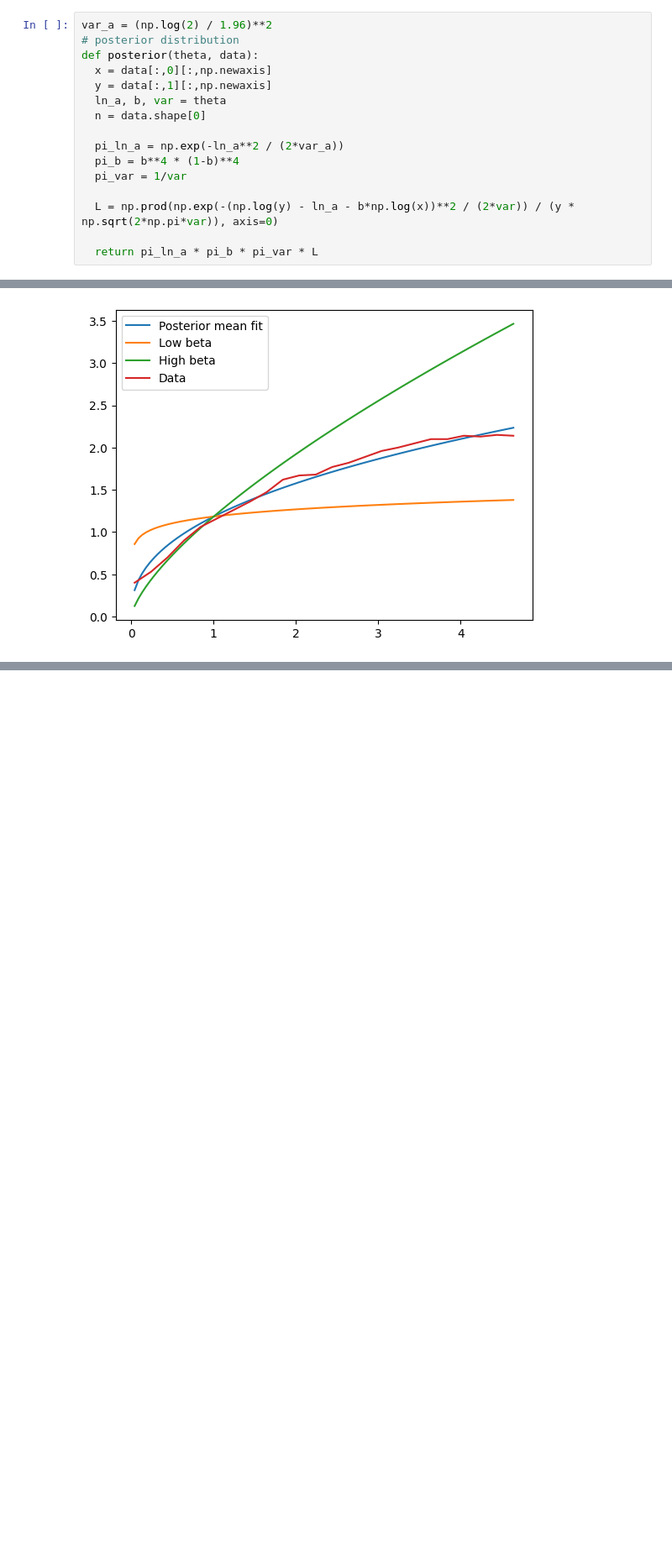
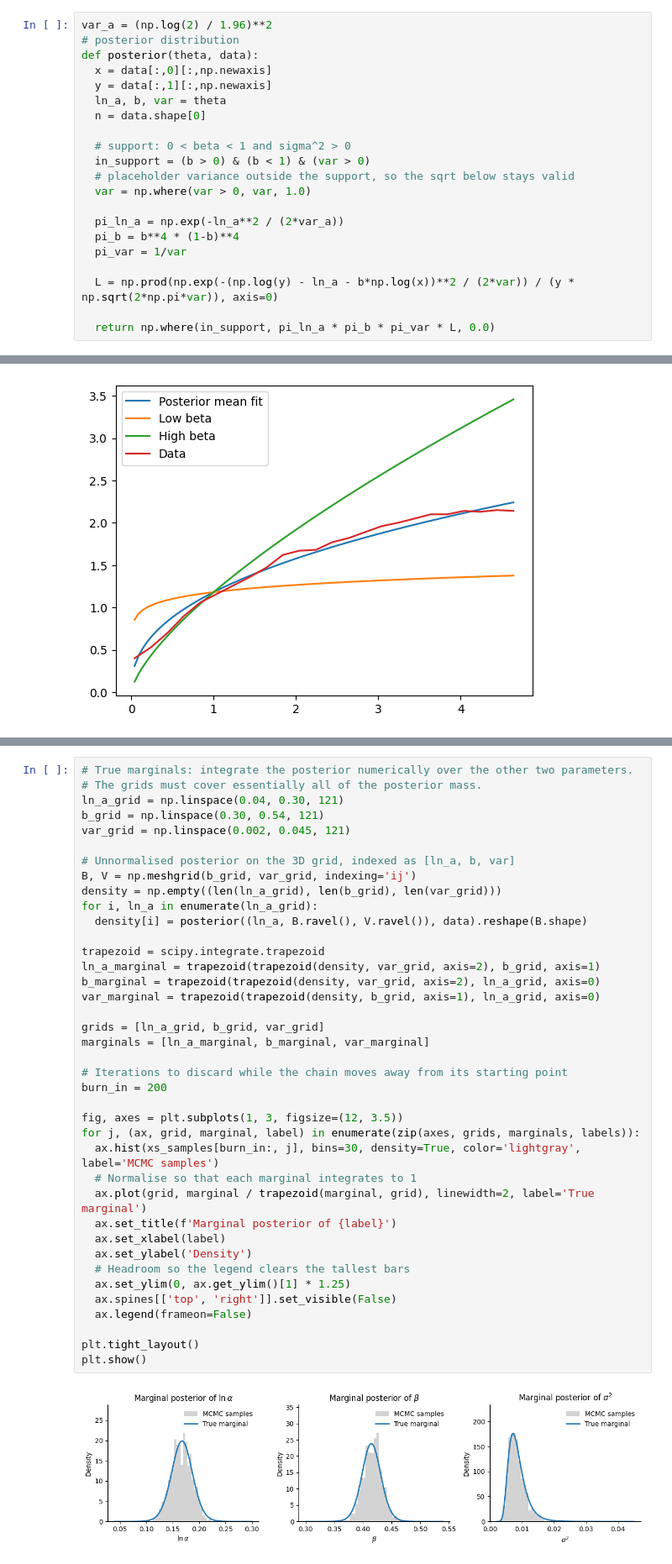
Before and after one commit to sy669693/MATH3871, a Jupyter notebook: 3871_assignment.ipynb, the cells around one changed output, grey strips where cells are left out. Shown at 84% size. Saved outputs shown, nothing was run; the diff lists cells and outputs as text; blank space fills up the shorter version.

```diff
--- a/3871_assignment.ipynb
+++ b/3871_assignment.ipynb
@@ -46,13 +46,18 @@ def posterior(theta, data):
   ln_a, b, var = theta
   n = data.shape[0]
 
+  # support: 0 < beta < 1 and sigma^2 > 0
+  in_support = (b > 0) & (b < 1) & (var > 0)
+  # placeholder variance outside the support, so the sqrt below stays valid
+  var = np.where(var > 0, var, 1.0)
+
   pi_ln_a = np.exp(-ln_a**2 / (2*var_a))
   pi_b = b**4 * (1-b)**4
   pi_var = 1/var
 
   L = np.prod(np.exp(-(np.log(y) - ln_a - b*np.log(x))**2 / (2*var)) / (y * np.sqrt(2*np.pi*var)), axis=0)
 
-  return pi_ln_a * pi_b * pi_var * L
+  return np.where(in_support, pi_ln_a * pi_b * pi_var * L, 0.0)
 # %%
 def sample_posterior_importance(data, g='prior', size=1000):
   match g:
@@ -269,0 +174,41 @@ plt.show()
+# %%
+# True marginals: integrate the posterior numerically over the other two parameters.
+# The grids must cover essentially all of the posterior mass.
+ln_a_grid = np.linspace(0.04, 0.30, 121)
+b_grid = np.linspace(0.30, 0.54, 121)
+var_grid = np.linspace(0.002, 0.045, 121)
+
+# Unnormalised posterior on the 3D grid, indexed as [ln_a, b, var]
+B, V = np.meshgrid(b_grid, var_grid, indexing='ij')
+density = np.empty((len(ln_a_grid), len(b_grid), len(var_grid)))
+for i, ln_a in enumerate(ln_a_grid):
+  density[i] = posterior((ln_a, B.ravel(), V.ravel()), data).reshape(B.shape)
+
+trapezoid = scipy.integrate.trapezoid
+ln_a_marginal = trapezoid(trapezoid(density, var_grid, axis=2), b_grid, axis=1)
+b_marginal = trapezoid(trapezoid(density, var_grid, axis=2), ln_a_grid, axis=0)
+var_marginal = trapezoid(trapezoid(density, b_grid, axis=1), ln_a_grid, axis=0)
+
+grids = [ln_a_grid, b_grid, var_grid]
+marginals = [ln_a_marginal, b_marginal, var_marginal]
+
+# Iterations to discard while the chain moves away from its starting point
+burn_in = 200
+
+fig, axes = plt.subplots(1, 3, figsize=(12, 3.5))
+for j, (ax, grid, marginal, label) in enumerate(zip(axes, grids, marginals, labels)):
+  ax.hist(xs_samples[burn_in:, j], bins=30, density=True, color='lightgray', label='MCMC samples')
+  # Normalise so that each marginal integrates to 1
+  ax.plot(grid, marginal / trapezoid(marginal, grid), linewidth=2, label='True marginal')
+  ax.set_title(f'Marginal posterior of {label}')
+  ax.set_xlabel(label)
+  ax.set_ylabel('Density')
+  # Headroom so the legend clears the tallest bars
+  ax.set_ylim(0, ax.get_ylim()[1] * 1.25)
+  ax.spines[['top', 'right']].set_visible(False)
+  ax.legend(frameon=False)
+
+plt.tight_layout()
+plt.show()
+# %% [output]
+[figure, added]
```
Also changed, not shown: parts of 5 cells of this notebook.
